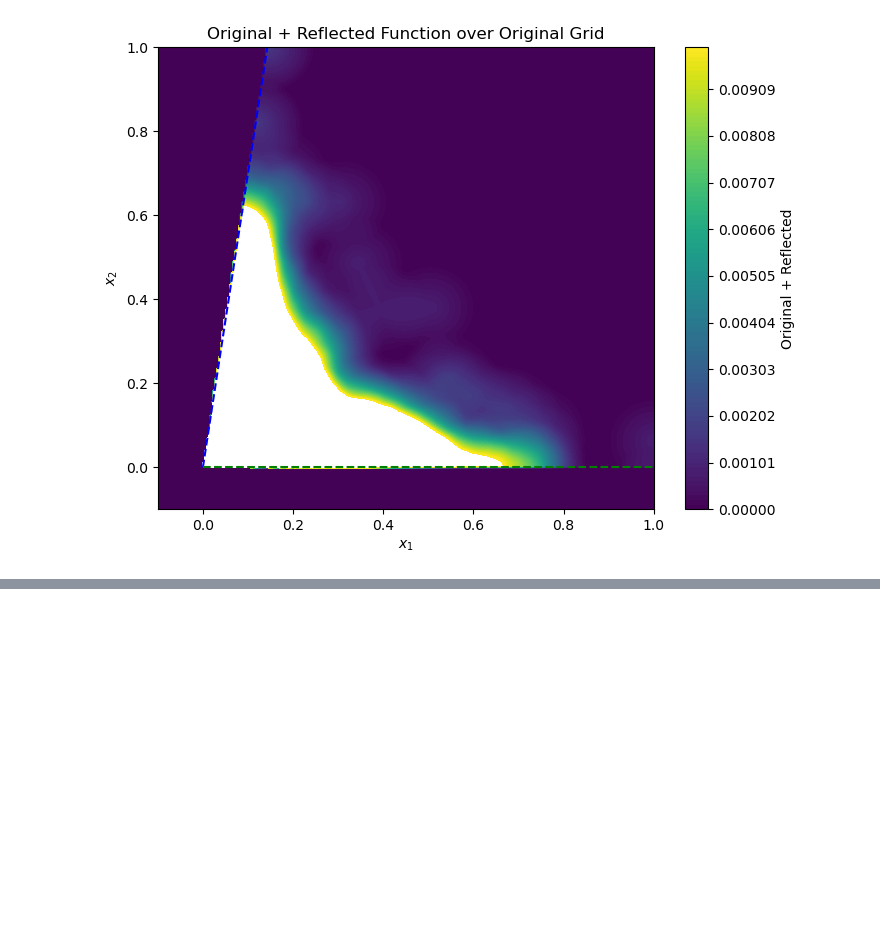
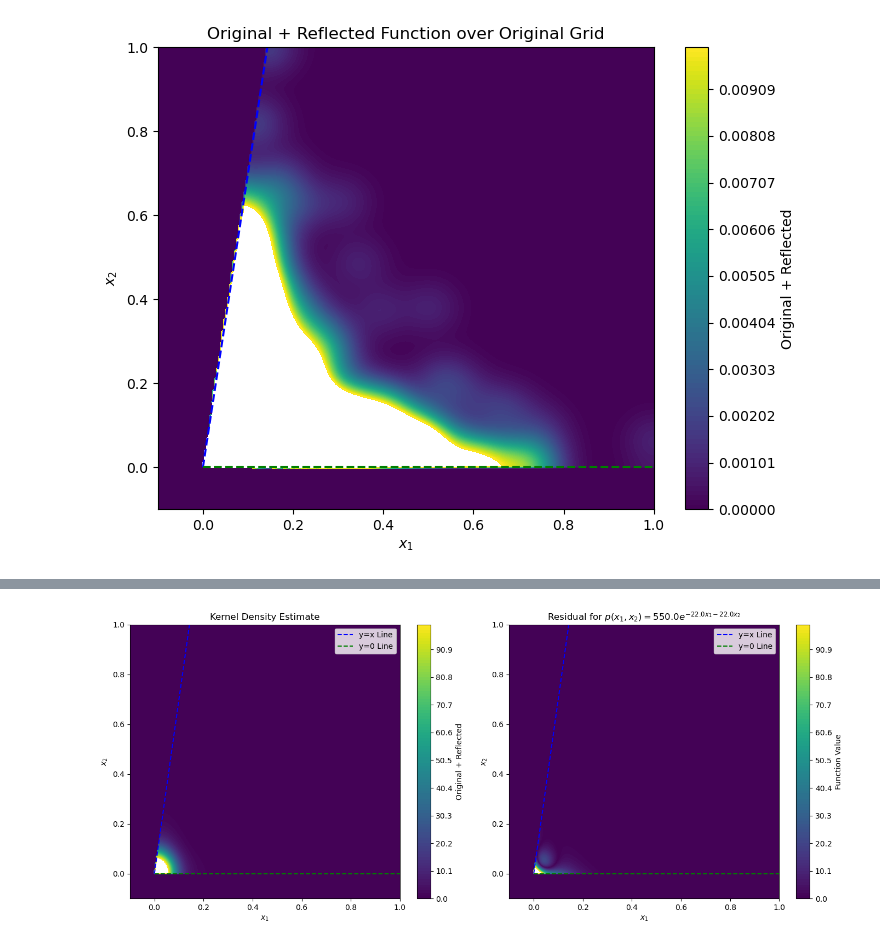
Before and after one commit to Angelo92Git/SymbolicDensityEstimation, a Jupyter notebook: viz_dijet.ipynb, the cells around one changed output, grey strips where cells are left out. Saved outputs shown, nothing was run; the diff lists cells and outputs as text; code cells hidden in the pictures; blank space fills up the shorter version.

```diff
--- a/viz_dijet.ipynb
+++ b/viz_dijet.ipynb
@@ -218,0 +340,51 @@ np.savetxt("./data/processed_data/dijet_joint_data.csv", data, delimiter=",", co
+# %%
+fig, axes = plt.subplots(1, 2, figsize=(14, 6))
+level_min = 0
+level_max = 100
+
+# ------------------------------------------
+# Left subplot: Original + Reflected (sum_grid)
+# ------------------------------------------
+ax = axes[0]
+
+c0 = ax.contourf(grids[0], grids[1], sum_grid, levels=np.linspace(level_min, level_max, 100), cmap="viridis")
+fig.colorbar(c0, ax=ax, label="Original + Reflected")
+
+ax.plot(xlv, ylv, color='blue', linestyle='--', label='y=x Line')
+ax.plot(xlh, ylh, color='green', linestyle='--', label='y=0 Line')
+
+ax.set_xlabel(r"$x_1$")
+ax.set_ylabel(r"$x_2$")
+ax.set_title("Kernel Density Estimate")
+
+ax.set_xlim(-0.1, 1)
+ax.set_ylim(-0.1, 1)
+ax.legend()
+
+
+# ------------------------------------------
+# Right subplot: res_func_complexity3(...)
+# ------------------------------------------
+ax = axes[1]
+
+Z = np.abs(sum_grid - res_func_complexity_8(grids[0], grids[1], ~mask))
+
+c1 = ax.contourf(grids[0], grids[1], Z, levels=np.linspace(level_min, level_max, 100), cmap="viridis")
+fig.colorbar(c1, ax=ax, label="Function Value")
+
+ax.plot(xlv, ylv, color='blue', linestyle='--', label='y=x Line')
+ax.plot(xlh, ylh, color='green', linestyle='--', label='y=0 Line')
+
+ax.set_xlabel(r"$x_1$")
+ax.set_ylabel(r"$x_2$")
+ax.set_title(r"Residual for $p(x_1, x_2) = 550.0 e^{- 22.0 x_1 - 22.0 x_2}$")
+
+ax.set_xlim(-0.1, 1)
+ax.set_ylim(-0.1, 1)
+ax.legend()
+
+
+plt.tight_layout()
+plt.show()
+# %% [output]
+[figure, added]
```
Also changed, not shown: parts of 9 cells of this notebook, 1 other file.
